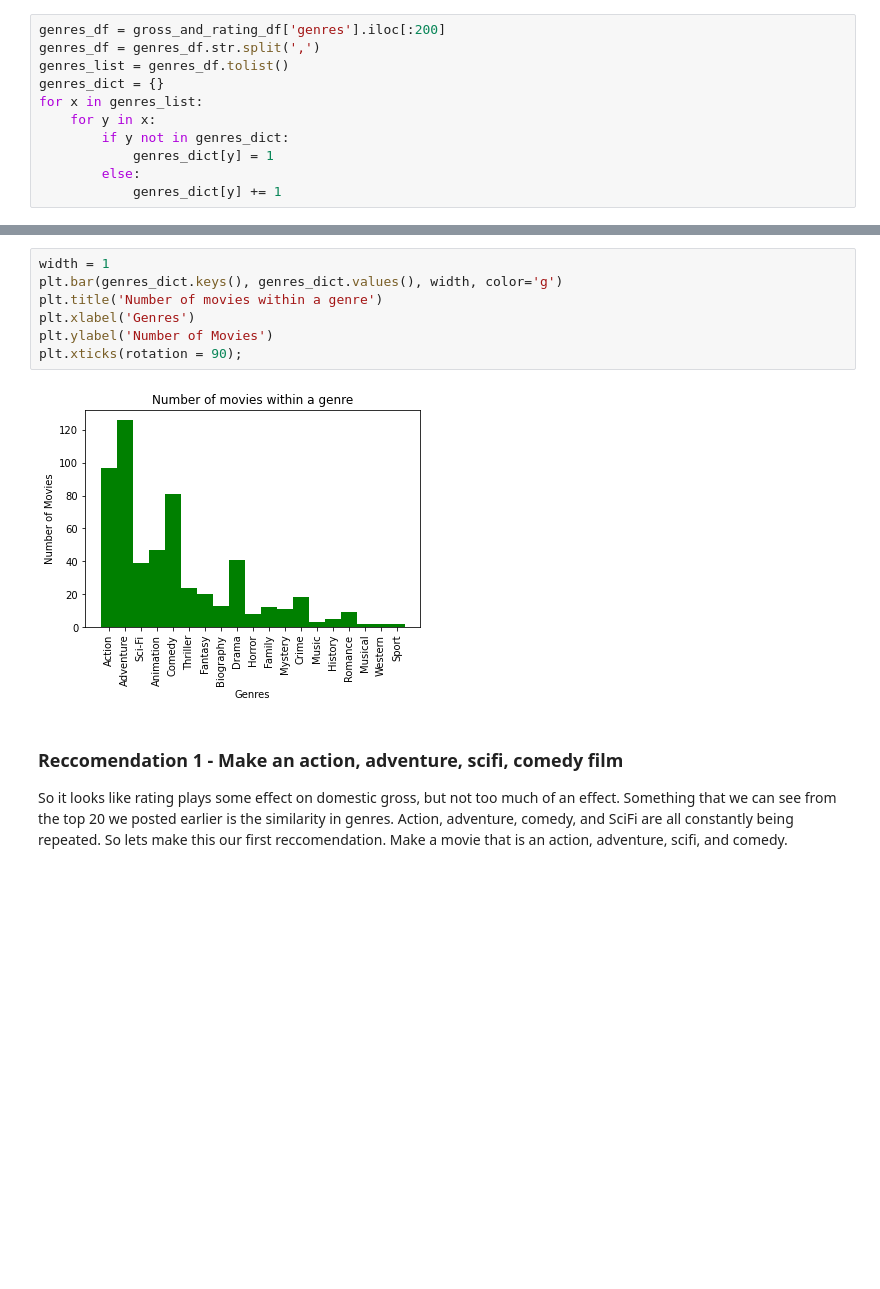
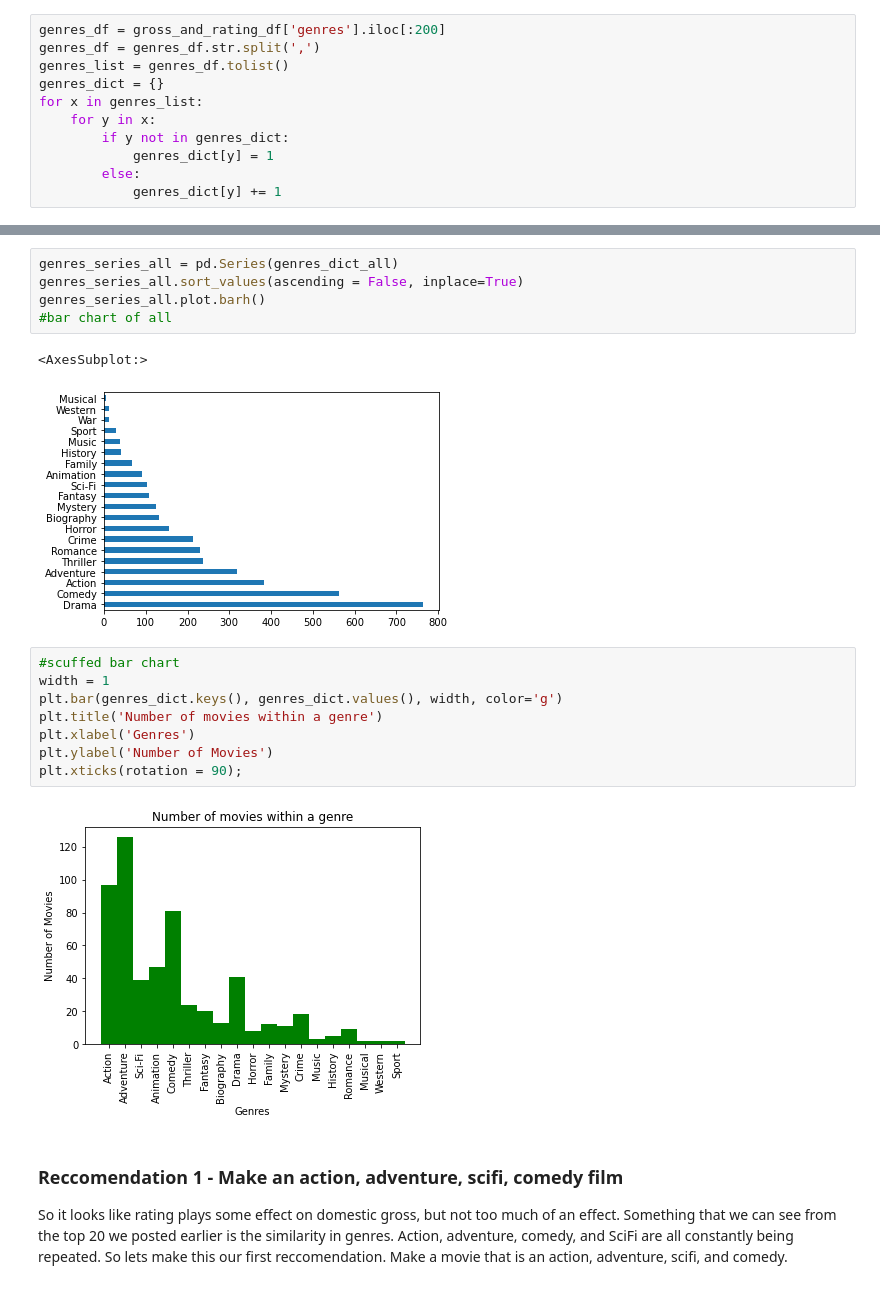
Before and after one commit to CassidyExum/dsc-phase-1-project-v2-4, a Jupyter notebook: student.ipynb, the cells around one changed output, grey strips where cells are left out. Cells and saved outputs as stored; diff of their text form; blank space fills up the shorter version.

```diff
--- a/student.ipynb
+++ b/student.ipynb
@@ -322,4 +355,13 @@ genres_dict
+# %%
+genres_series_all = pd.Series(genres_dict_all)
+genres_series_all.sort_values(ascending = False, inplace=True)
+genres_series_all.plot.barh()
+#bar chart of all
+# %% [output]
+<AxesSubplot:>
+[figure, added]
 # %%
+#scuffed bar chart
 width = 1
 plt.bar(genres_dict.keys(), genres_dict.values(), width, color='g')
 plt.title('Number of movies within a genre')
```
Also changed, not shown: parts of 32 cells of this notebook.
